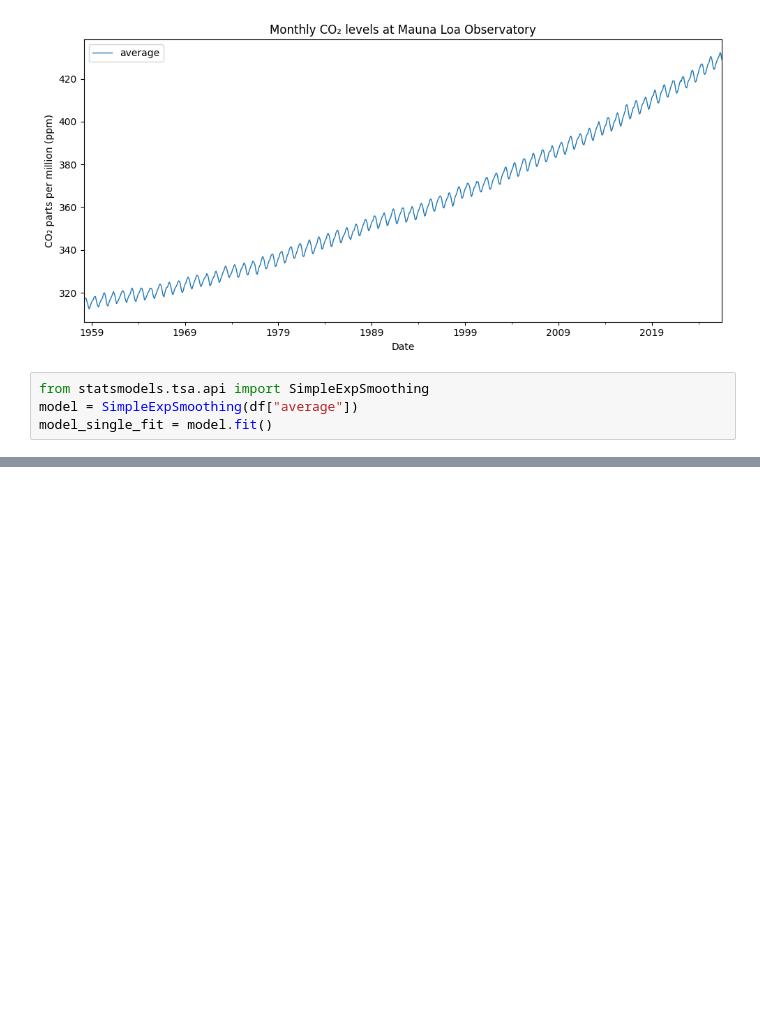
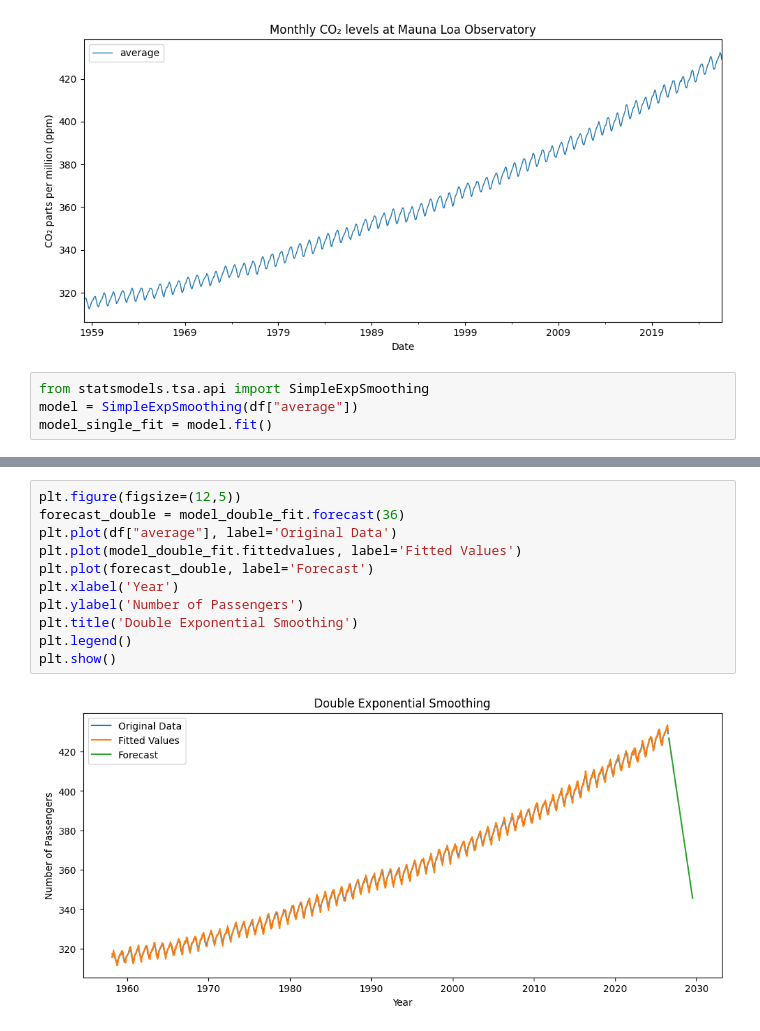
Before and after one commit to the-paulbear/noaa-greenhouse-gas-forecasting, a Jupyter notebook: CO2.ipynb, the cells around one changed output, grey strips where cells are left out. Drawn from its saved outputs; the diff is of its cells as text; blank space fills up the shorter version.

```diff
--- a/CO2.ipynb
+++ b/CO2.ipynb
@@ -51,0 +104,13 @@ model_single_fit = model.fit()
+# %%
+plt.figure(figsize=(12,5))
+forecast_double = model_double_fit.forecast(36)
+plt.plot(df["average"], label='Original Data')
+plt.plot(model_double_fit.fittedvalues, label='Fitted Values')
+plt.plot(forecast_double, label='Forecast')
+plt.xlabel('Year')
+plt.ylabel('Number of Passengers')
+plt.title('Double Exponential Smoothing')
+plt.legend()
+plt.show()
+# %% [output]
+[figure, added]
```
Also changed, not shown: parts of 7 cells of this notebook.
